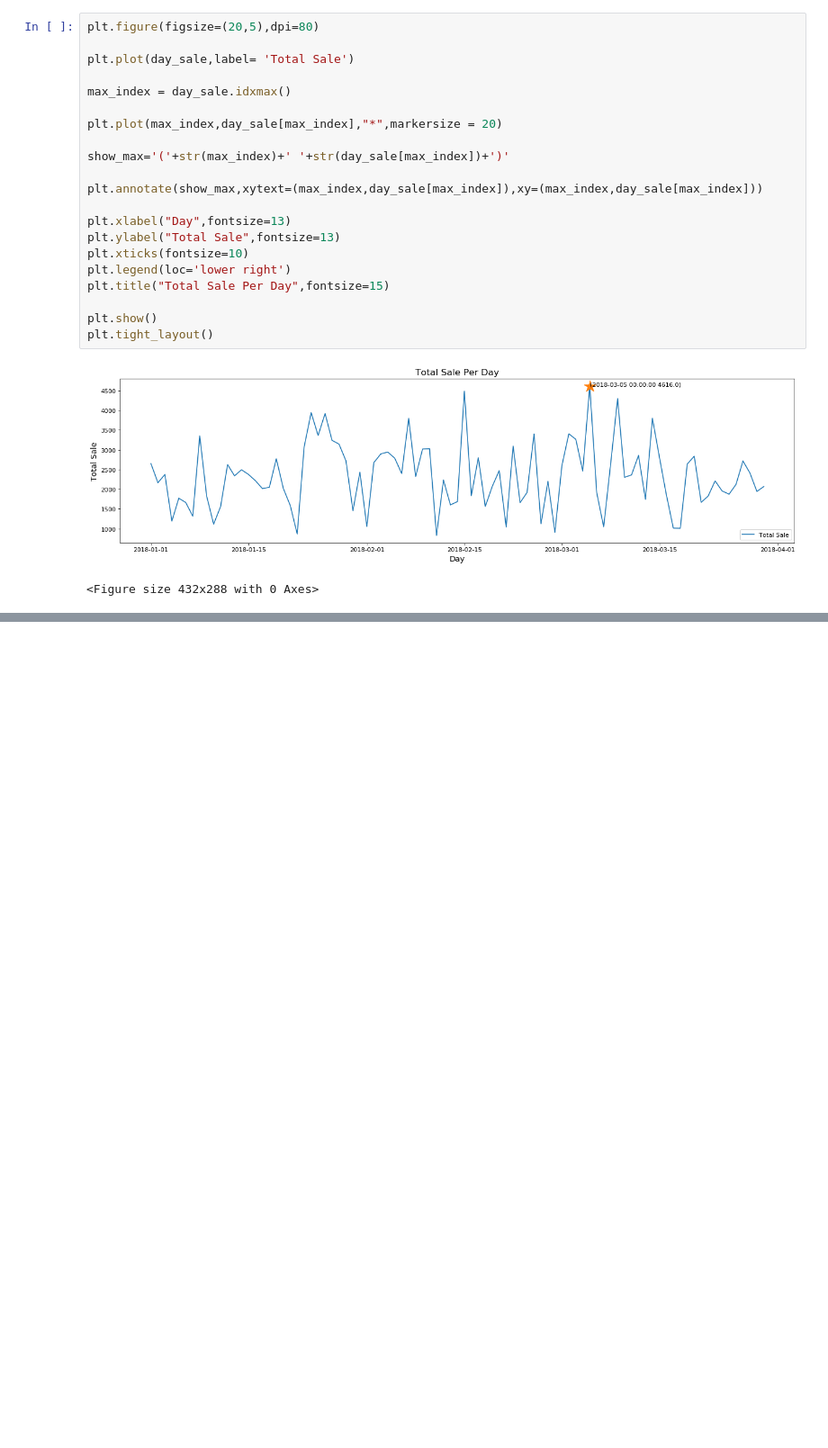
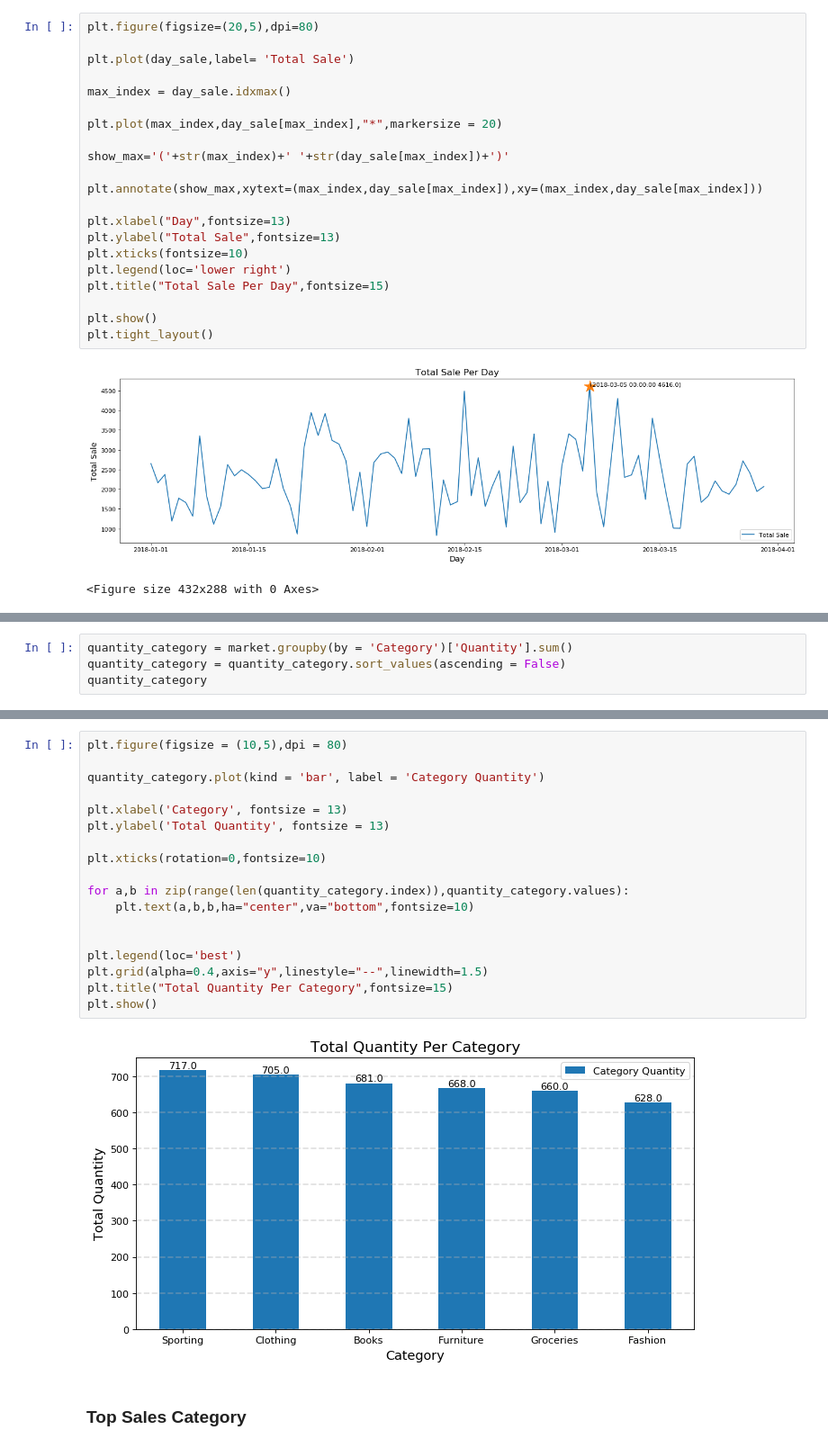
Before and after one commit to FreedomVAce/Supermarket_Analysis, a Jupyter notebook: Supermarket_Analysis.ipynb, the cells around one changed output, grey strips where cells are left out. Shown at 90% size. Cells and saved outputs as stored; diff of their text form; blank space fills up the shorter version.

```diff
--- a/Supermarket_Analysis.ipynb
+++ b/Supermarket_Analysis.ipynb
@@ -272,0 +273,4 @@ plt.tight_layout()
+# %%
+quantity_category = market.groupby(by = 'Category')['Quantity'].sum()
+quantity_category = quantity_category.sort_values(ascending = False)
+quantity_category
@@ -272,0 +286,22 @@ plt.tight_layout()
+# %%
+plt.figure(figsize = (10,5),dpi = 80)
+
+quantity_category.plot(kind = 'bar', label = 'Category Quantity')
+
+plt.xlabel('Category', fontsize = 13)
+plt.ylabel('Total Quantity', fontsize = 13)
+
+plt.xticks(rotation=0,fontsize=10)
+
+for a,b in zip(range(len(quantity_category.index)),quantity_category.values):
+    plt.text(a,b,b,ha="center",va="bottom",fontsize=10)
+
+
+plt.legend(loc='best')
+plt.grid(alpha=0.4,axis="y",linestyle="--",linewidth=1.5)
+plt.title("Total Quantity Per Category",fontsize=15)
+plt.show()
+# %% [output]
+[figure, added]
+# %% [markdown]
+### Top Sales Category
```
Also changed, not shown: parts of 4 cells of this notebook.
